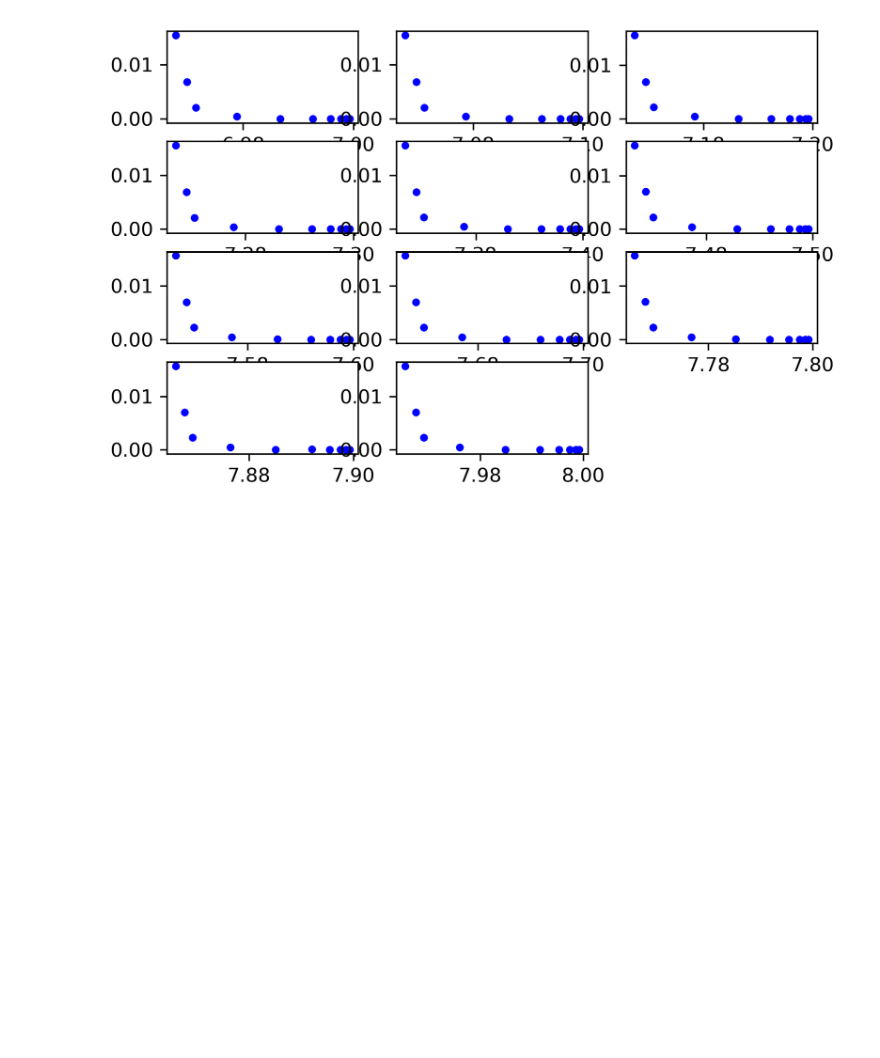
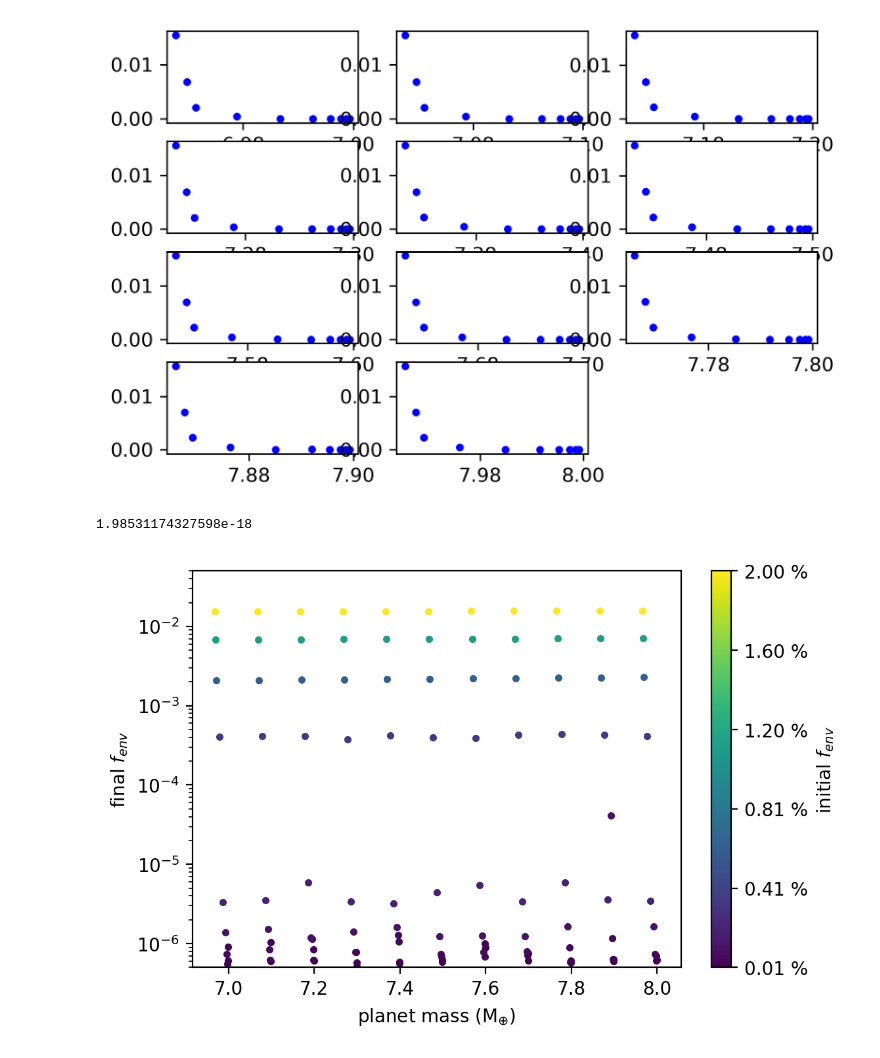
Before and after one commit to bridgethaas/subneptune-generator, a Jupyter notebook: plots.ipynb, the cells around one changed output. Cells and saved outputs as stored; diff of their text form; code cells hidden in the pictures; blank space fills up the shorter version.

Commit message:
adding new plots

```diff
--- a/plots.ipynb
+++ b/plots.ipynb
@@ -57,3 +67,54 @@ plt.gcf().set_dpi(300)
 #ax.set_yscale('log')
 # %% [output]
 [figure]
+# %%
+#N_planets x N_timesteps:
+masses = []
+radii = []
+fs = []
+#N-planets
+deltams = []
+deltafs = []
+ages = []
+
+for i, m in enumerate(mpList):
+    ent = entropyList[i]
+
+    for j, f in enumerate(fList):
+        h = mr.MesaData('data/biggrid/hist_evolve_%s_%s_0.24000_0.02000_0.03392_%s_0.10000.data'%(m,f,ent),file_type='log')
+
+        masses.append(h.star_mass*mfrac)
+        radii.append(h.radius*rfrac)
+        fs.append(envelope_fraction(h))
+
+        deltams.append(deltam(h))
+        deltafs.append(deltaf(h))
+        ages.append(h.star_age[-1])
+# %%
+min(np.hstack(fs))
+# %% [output]
+1.98531174327598e-18
+# %%
+absmin = 1e-4 #np.min(np.hstack(fs))
+absmax = np.max(np.hstack(fs))
+
+for i in range(0,len(fs)):
+    thiscolor = (fs[i][0] - absmin)/(absmax - absmin)
+    thiscolor = np.max(thiscolor,0)
+    plt.scatter(masses[i][-1],fs[i][-1],marker='.',color=cmap(thiscolor))
+
+plt.gcf().set_dpi(200)
+plt.gca().set_yscale('log')
+plt.gca().set_ylim(5e-7,5e-2)
+plt.gca().set_xlabel('planet mass (M$_{\oplus}$)')
+plt.gca().set_ylabel('final $f_{env}$')
+
+cbar = plt.colorbar()
+ticks = cbar.get_ticks()
+cbar.set_ticks(ticks)
+labels = ticks * (absmax-absmin) + absmin
+labels = ['%.2f %%'%(label * 100) for label in labels]
+cbar.set_ticklabels(labels)
+cbar.set_label('initial $f_{env}$')
+# %% [output]
+[figure, added]
```
Also changed, not shown: parts of 8 cells of this notebook, 1 other file.
